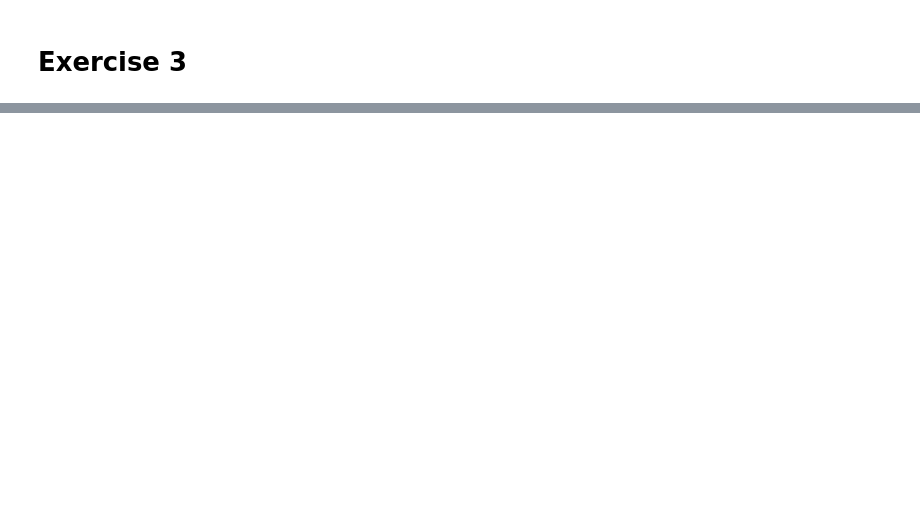
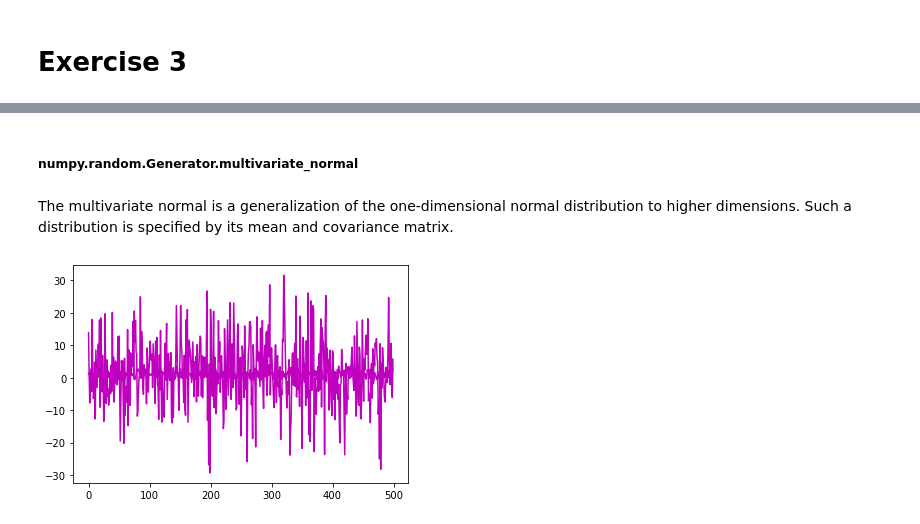
Before and after one commit to Anna20041983/funddata-assesment, a Jupyter notebook: practicals/02-randomness-exercises-checkpoint.ipynb, the cells around one changed output, grey strips where cells are left out. Cells and saved outputs as stored; diff of their text form; code cells hidden in the pictures; blank space fills up the shorter version.

```diff
--- a/practicals/02-randomness-exercises-checkpoint.ipynb
+++ b/practicals/02-randomness-exercises-checkpoint.ipynb
@@ -129,0 +196,15 @@ ax.hist(coin, bins=10)
+# %% [markdown]
+##### numpy.random.Generator.multivariate_normal
+# %% [markdown]
+The multivariate normal is a generalization of the one-dimensional normal distribution to higher dimensions. Such a distribution is specified by its mean and covariance matrix.
+# %%
+# Mean and covariance
+mean = (1, 2)
+cov = [[1, 0], [0, 100]]
+
+x = np.random.default_rng().multivariate_normal(mean, cov, 500)
+
+plt.plot(x, color = 'm')
+plt.show()
+# %% [output]
+[figure, added]
```
Also changed, not shown: parts of 16 cells of this notebook, 2 other files.
